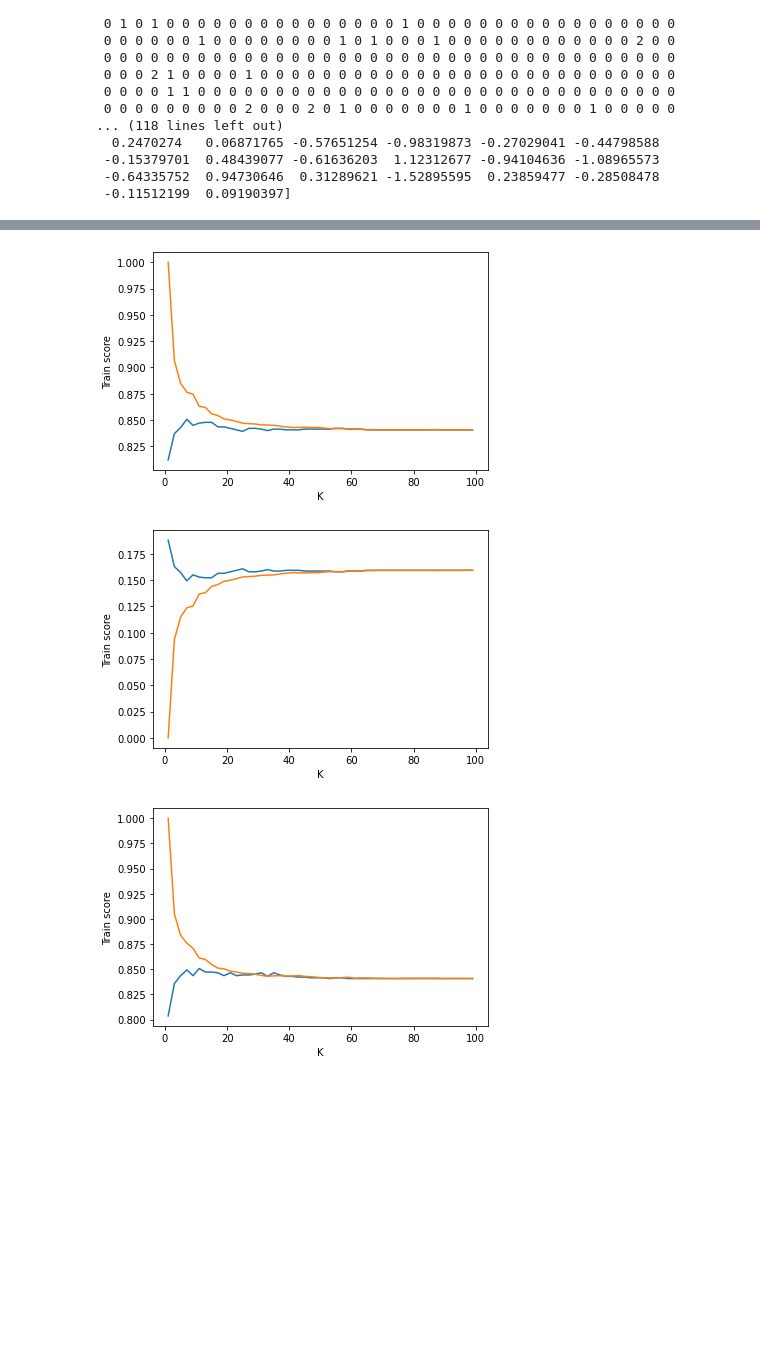
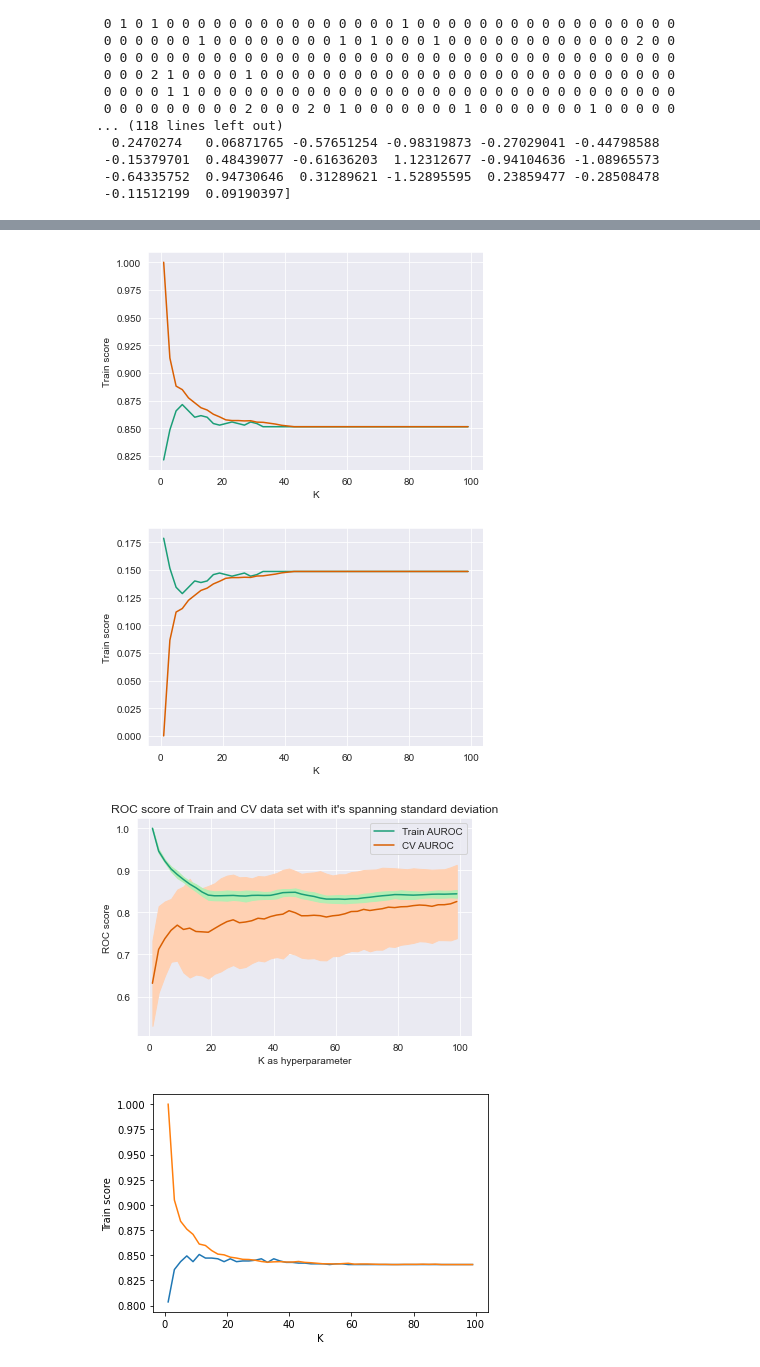
Before and after one commit to Sahil-Chavan/ML_Playground, a Jupyter notebook: Final Files/AFFR_KNN.ipynb, the cells around one changed output, grey strips where cells are left out. Cells and saved outputs as stored; diff of their text form; code cells hidden in the pictures; blank space fills up the shorter version.

```diff
--- a/Final Files/AFFR_KNN.ipynb
+++ b/Final Files/AFFR_KNN.ipynb
@@ -163,4 +229,4 @@ class Knn:
 # %%
 # knn = Knn(tdifd_weighted_w2v,Scr[0:1000])
-knn = Knn(avg_w2v[11000:13000],Scr[11000:13000])
+knn = Knn(avg_w2v[11000:12000],Scr[11000:12000])
 # %%
@@ -174,0 +253,10 @@ knn.Plot_scrs()
+# %%
+sns.set_style("darkgrid")
+sns.set_palette(sns.color_palette("Dark2", 2))
+sns.lineplot(y=rocstats[:,1],x=rocstats[:,0],label = "Train AUROC")
+sns.lineplot(y=rocstats[:,3],x=rocstats[:,0],label = "CV AUROC")
+plt.fill_between(x=rocstats[:,0],y1=rocstats[:,3]+rocstats[:,4],y2=rocstats[:,3]-rocstats[:,4],color="#ffd1b3")
+plt.fill_between(x=rocstats[:,0],y1=rocstats[:,1]+rocstats[:,2],y2=rocstats[:,1]-rocstats[:,2],color="#B4EEB4")
+plt.title("ROC score of Train and CV data set with it's spanning standard deviation")
+plt.ylabel('ROC score')
+plt.xlabel('K as hyperparameter')
@@ -175 +270,6 @@ knn.Plot_scrs()
+# %%
+knn.Plot_CV_scrs()
+# %% [output]
+[figure, added]
+[figure, added]
 # %%
@@ -177,8 +277,7 @@ knn.Plot_scrs()
 # %%
-knn.Plot_scrs()
+knn.Plot_CV_roc_score()
 # %% [output]
-[figure, old version]
+[figure, new version]
-[figure, removed]
 # %%
 scores,auc,ok = knn.KNN_KCV(5)
 # %%
```
Also changed, not shown: parts of 19 cells of this notebook.
